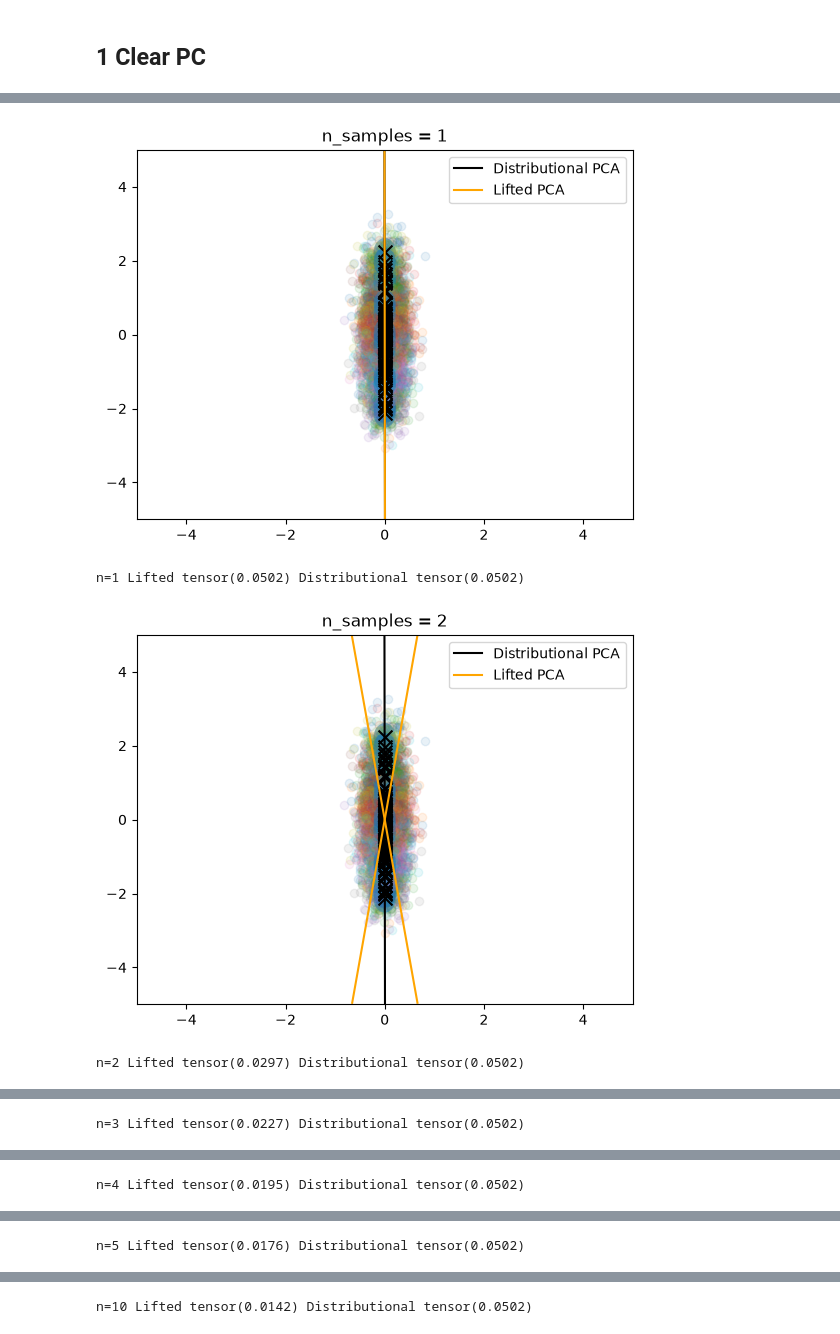
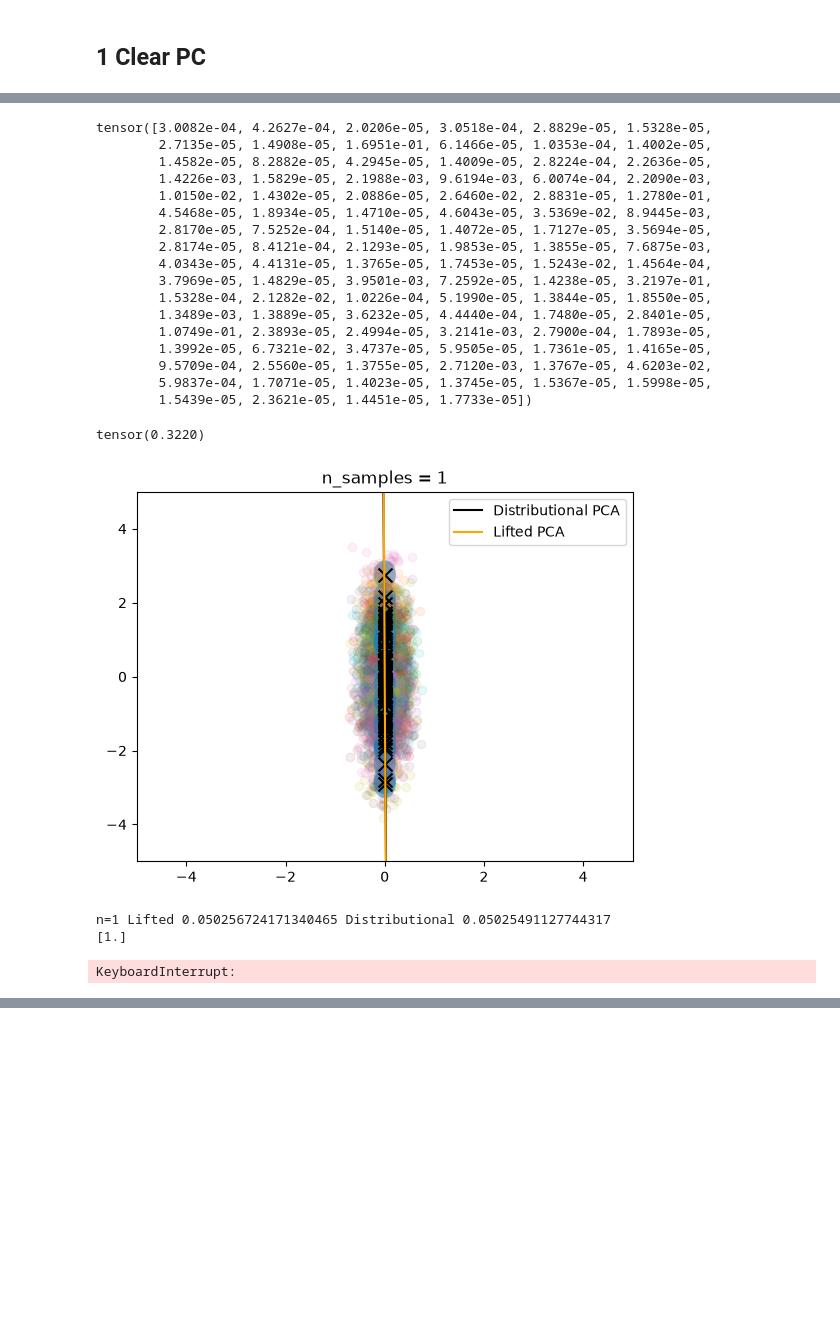
Before and after one commit to clbonet/Lifting_PCA_Wasserstein_Space, a Jupyter notebook: LiftedPCA.ipynb, the cells around one changed output, grey strips where cells are left out. Cells and saved outputs as stored; diff of their text form; code cells hidden in the pictures; blank space fills up the shorter version.

```diff
--- a/LiftedPCA.ipynb
+++ b/LiftedPCA.ipynb
@@ -229,12 +258,15 @@ plt.show()
 # %%
-# Using only 1 sample, should recover Distributional PCA?
-lifted_pca = LiftedPCA(n_components=1, n_samples=1)
-lifted_pca.fit(samples)
-
-X_bar2 = lifted_pca.components_
-
+# Fix the support and optim over weights only
+lifted_pca = LiftedPCA(n_components=1, n_samples=100)
+lifted_pca.fit(samples, solver="fixed_support")
+eigenvectors_lifted = lifted_pca.components_
 
 # Distributional PCA
 pca_distributional = DistributionalPCA()
 pca_distributional.fit_from_samples(concat_samples, y_samples)
 eigenvectors_distributional = pca_distributional.components_# .numpy()
+
+plot(eigenvectors_lifted, eigenvectors_distributional, samples, means, Sigmas,
+     title="n_samples = "+str(100), weights=lifted_pca.weights_.numpy())
+
+print(lifted_pca.cost_barycenter(samples))
@@ -245,35 +276,50 @@ plot(X_bar2, eigenvectors_distributional, samples, means, Sigmas)
+# %%
+lifted_pca.weights_
+# %% [output]
+tensor([3.0082e-04, 4.2627e-04, 2.0206e-05, 3.0518e-04, 2.8829e-05, 1.5328e-05,
+        2.7135e-05, 1.4908e-05, 1.6951e-01, 6.1466e-05, 1.0353e-04, 1.4002e-05,
+        1.4582e-05, 8.2882e-05, 4.2945e-05, 1.4009e-05, 2.8224e-04, 2.2636e-05,
+        1.4226e-03, 1.5829e-05, 2.1988e-03, 9.6194e-03, 6.0074e-04, 2.2090e-03,
+        1.0150e-02, 1.4302e-05, 2.0886e-05, 2.6460e-02, 2.8831e-05, 1.2780e-01,
+        4.5468e-05, 1.8934e-05, 1.4710e-05, 4.6043e-05, 3.5369e-02, 8.9445e-03,
+        2.8170e-05, 7.5252e-04, 1.5140e-05, 1.4072e-05, 1.7127e-05, 3.5694e-05,
+        2.8174e-05, 8.4121e-04, 2.1293e-05, 1.9853e-05, 1.3855e-05, 7.6875e-03,
+        4.0343e-05, 4.4131e-05, 1.3765e-05, 1.7453e-05, 1.5243e-02, 1.4564e-04,
+        3.7969e-05, 1.4829e-05, 3.9501e-03, 7.2592e-05, 1.4238e-05, 3.2197e-01,
+        1.5328e-04, 2.1282e-02, 1.0226e-04, 5.1990e-05, 1.3844e-05, 1.8550e-05,
+        1.3489e-03, 1.3889e-05, 3.6232e-05, 4.4440e-04, 1.7480e-05, 2.8401e-05,
+        1.0749e-01, 2.3893e-05, 2.4994e-05, 3.2141e-03, 2.7900e-04, 1.7893e-05,
+        1.3992e-05, 6.7321e-02, 3.4737e-05, 5.9505e-05, 1.7361e-05, 1.4165e-05,
+        9.5709e-04, 2.5560e-05, 1.3755e-05, 2.7120e-03, 1.3767e-05, 4.6203e-02,
+        5.9837e-04, 1.7071e-05, 1.4023e-05, 1.3745e-05, 1.5367e-05, 1.5998e-05,
+        1.5439e-05, 2.3621e-05, 1.4451e-05, 1.7733e-05])
+# %%
+lifted_pca.weights_.max()
+# %% [output]
+tensor(0.3220)
 # %%
-for n_samples in [1, 2, 3, 4, 5, 10]:
+# Vary number of Dirac, optim over weights and support
+for n_samples in [1, 2, 3, 5, 10]:
     lifted_pca = LiftedPCA(n_components=1, n_samples=n_samples)
-    lifted_pca.fit(samples)
-
-    X_bar2 = lifted_pca.components_
-
+    lifted_pca.fit(samples, solver="free")
+    eigenvectors_lifted = lifted_pca.components_
 
     # Distributional PCA
     pca_distributional = DistributionalPCA()
     pca_distributional.fit_from_samples(concat_samples, y_samples)
     eigenvectors_distributional = pca_distributional.components_# .numpy()
 
-    plot(X_bar2, eigenvectors_distributional, samples, means, Sigmas, title="n_samples = "+str(n_samples))
-
-
-    cost_lifted = cost_pca(X_bar2, concat_samples)
-    cost_distr = cost_pca(eigenvectors_distributional[:,:,None], concat_samples)
-
-    a_lifted = torch.ones(cost_lifted.shape[0]) / cost_lifted.shape[0]
-    b_lifted = torch.ones(cost_lifted.shape[1]) / cost_lifted.shape[1]
-
-    a_distr = torch.ones(cost_distr.shape[0]) / cost_distr.shape[0]
-    b_distr = torch.ones(cost_distr.shape[1]) / cost_distr.shape[1]
+    plot(eigenvectors_lifted, eigenvectors_distributional, samples, means, Sigmas, title="n_samples = "+str(n_samples),
+        weights=lifted_pca.weights_.numpy())
 
     print(
-        "n="+str(n_samples), "Lifted",
-        ot.emd2(a_lifted, b_lifted, cost_lifted), "Distributional",
-        ot.emd2(a_distr, b_distr, cost_distr)
+        "n="+str(n_samples), "Lifted", lifted_pca.cost_barycenter(samples),
+        "Distributional", pca_distributional.cost_barycenter(samples)
     )
+
+    print(lifted_pca.weights_.numpy())
 # %% [output]
-[figure, old version]
+[figure, new version]
-n=1 Lifted tensor(0.0502) Distributional tensor(0.0502)
+n=1 Lifted 0.050256724171340465 Distributional 0.05025491127744317
+[1.]
-[figure, removed]
-n=2 Lifted tensor(0.0297) Distributional tensor(0.0502)
+KeyboardInterrupt:
@@ -281 +325,0 @@ n=2 Lifted tensor(0.0297) Distributional tensor(0.0502)
-n=3 Lifted tensor(0.0227) Distributional tensor(0.0502)
@@ -283 +325,0 @@ n=3 Lifted tensor(0.0227) Distributional tensor(0.0502)
-n=4 Lifted tensor(0.0195) Distributional tensor(0.0502)
@@ -285 +325,0 @@ n=4 Lifted tensor(0.0195) Distributional tensor(0.0502)
-n=5 Lifted tensor(0.0176) Distributional tensor(0.0502)
@@ -287,2 +326 @@ n=5 Lifted tensor(0.0176) Distributional tensor(0.0502)
-n=10 Lifted tensor(0.0142) Distributional tensor(0.0502)
 # %% [markdown]
```
Also changed, not shown: parts of 65 cells of this notebook, 3 other files.
